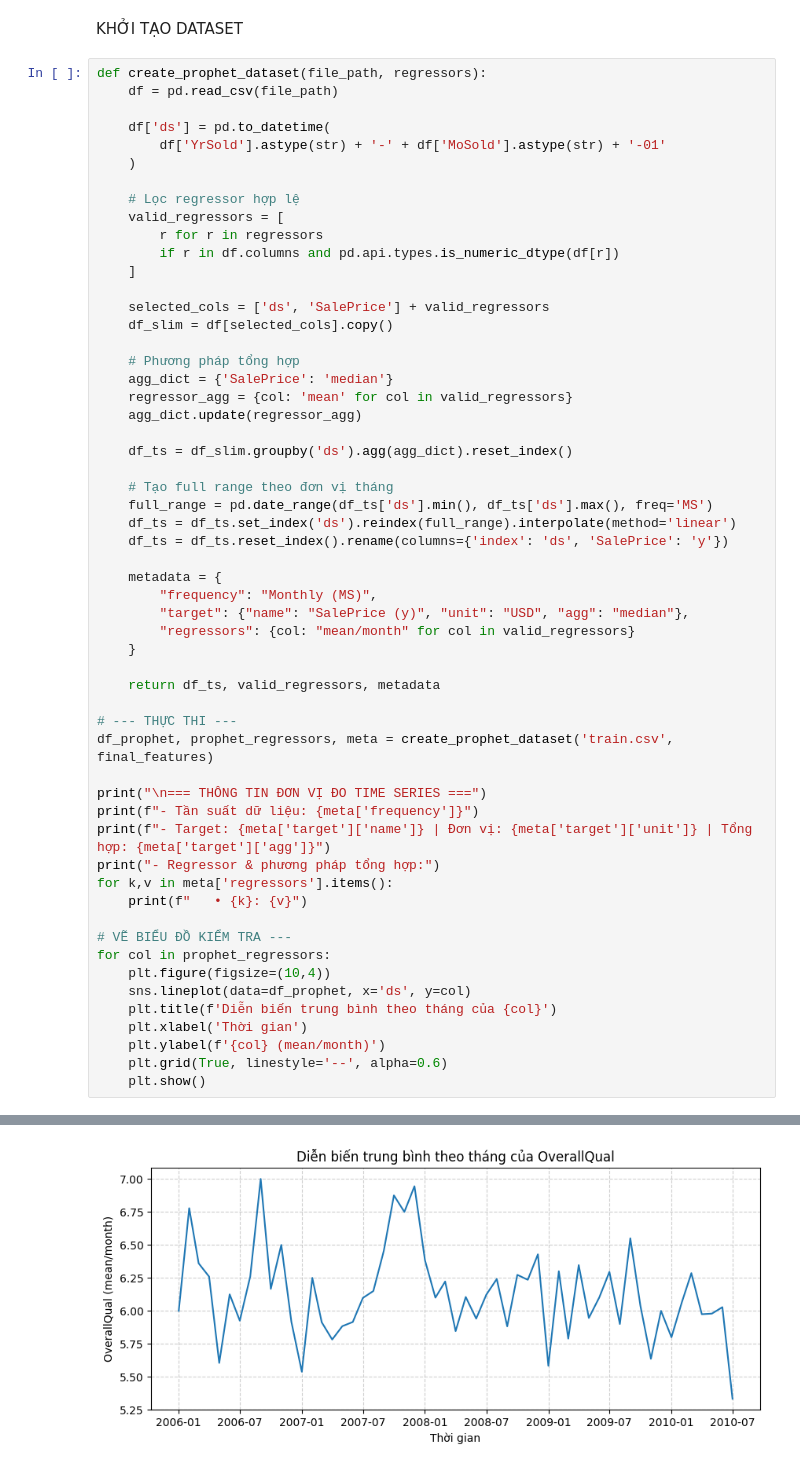
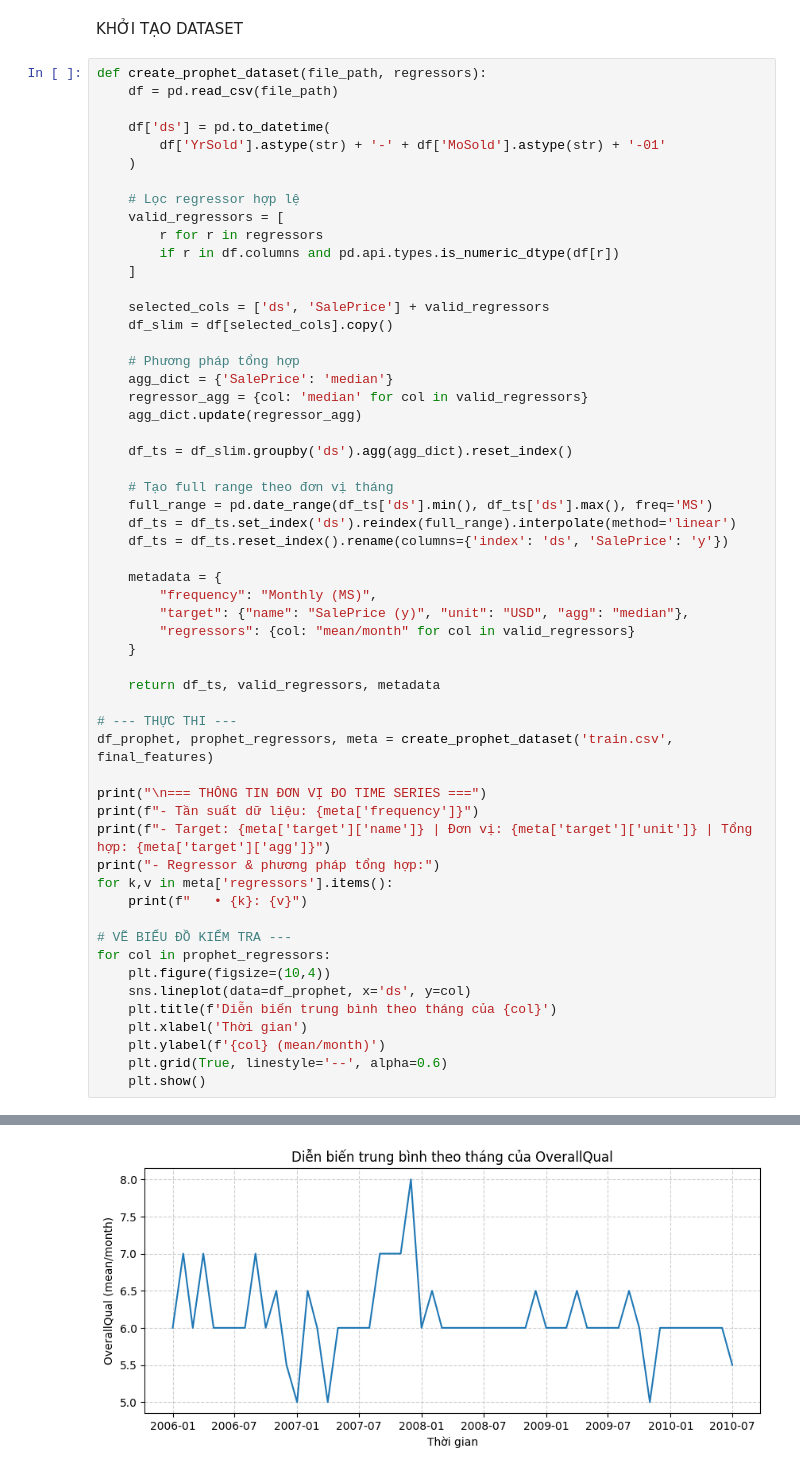
Before and after one commit to QuangTrongLeo/house-price-data-mining, a Jupyter notebook: house-price.ipynb, the cells around one changed output, grey strips where cells are left out. Saved outputs shown, nothing was run; the diff lists cells and outputs as text.

```diff
--- a/house-price.ipynb
+++ b/house-price.ipynb
@@ -202,7 +204,7 @@ def create_prophet_dataset(file_path, regressors):
 
     # Phương pháp tổng hợp
     agg_dict = {'SalePrice': 'median'}
-    regressor_agg = {col: 'mean' for col in valid_regressors}
+    regressor_agg = {col: 'median' for col in valid_regressors}
     agg_dict.update(regressor_agg)
 
     df_ts = df_slim.groupby('ds').agg(agg_dict).reset_index()
@@ -258,2 +260,2 @@ for col in prophet_regressors:
-[figure, old version]
+[figure, new version]
 # %% [markdown]
```
Also changed, not shown: parts of 7 cells of this notebook.
